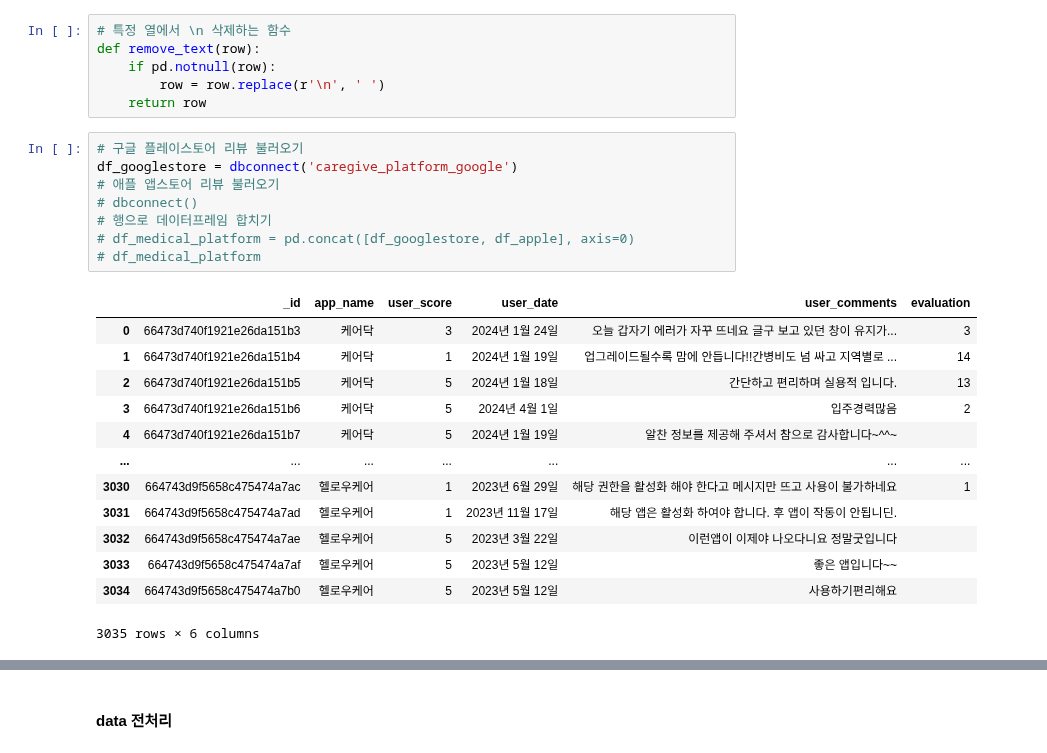
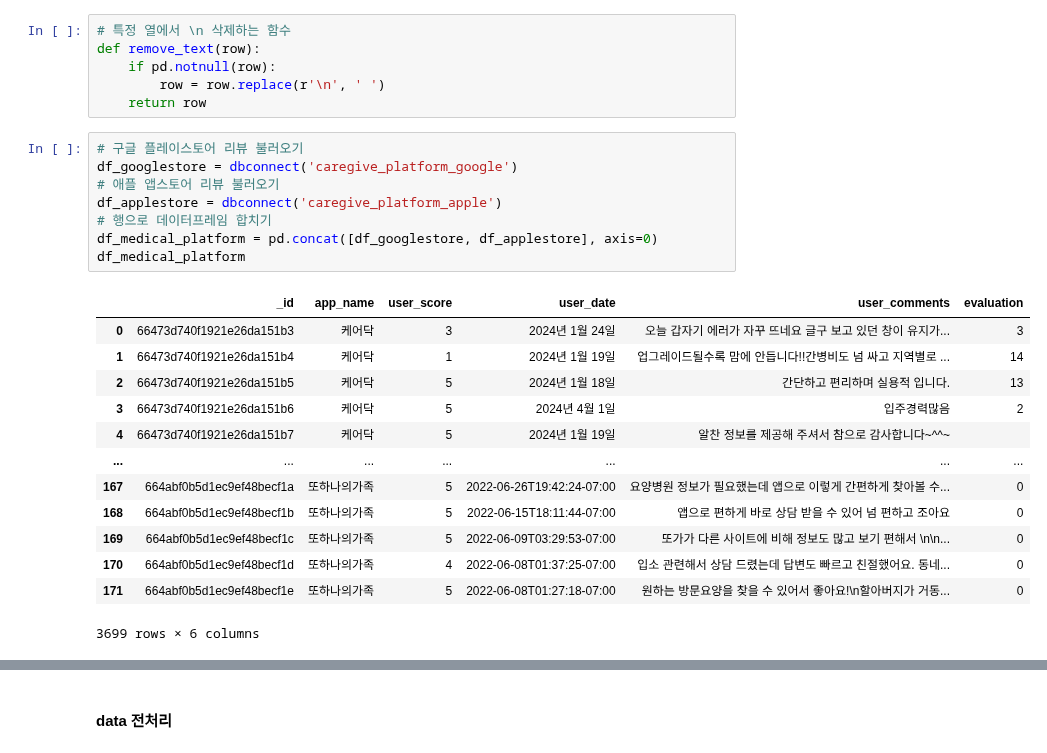
Before and after one commit to kdj0712/rare_field_fastapis, a Jupyter notebook: data/data_analysis/diverse_analysis/ipynb/medical_platform_analsis.ipynb, the cells around one changed output, grey strips where cells are left out. Drawn from its saved outputs; the diff is of its cells as text.

```diff
--- a/data/data_analysis/diverse_analysis/ipynb/medical_platform_analsis.ipynb
+++ b/data/data_analysis/diverse_analysis/ipynb/medical_platform_analsis.ipynb
@@ -78,22 +78,22 @@ def remove_text(row):
 # %%
 # 구글 플레이스토어 리뷰 불러오기
 df_googlestore = dbconnect('caregive_platform_google')
 # 애플 앱스토어 리뷰 불러오기
-# dbconnect()
+df_applestore = dbconnect('caregive_platform_apple')
 # 행으로 데이터프레임 합치기
-# df_medical_platform = pd.concat([df_googlestore, df_apple], axis=0)
-# df_medical_platform
+df_medical_platform = pd.concat([df_googlestore, df_applestore], axis=0)
+df_medical_platform
 # %% [output]
 |  | _id | app_name | user_score | user_date | user_comments | evaluation |
 | 0 | 66473d740f1921e26da151b3 | 케어닥 | 3 | 2024년 1월 24일 | 오늘 갑자기 에러가 자꾸 뜨네요 글구 보고 있던 창이 유지가... | 3 |
 | 1 | 66473d740f1921e26da151b4 | 케어닥 | 1 | 2024년 1월 19일 | 업그레이드될수록 맘에 안듭니다!!간병비도 넘 싸고 지역별로 ... | 14 |
 | 2 | 66473d740f1921e26da151b5 | 케어닥 | 5 | 2024년 1월 18일 | 간단하고 편리하며 실용적 입니다. | 13 |
 | 3 | 66473d740f1921e26da151b6 | 케어닥 | 5 | 2024년 4월 1일 | 입주경력많음 | 2 |
 | 4 | 66473d740f1921e26da151b7 | 케어닥 | 5 | 2024년 1월 19일 | 알찬 정보를 제공해 주셔서 참으로 감사합니다~^^~ |  |
 | ... | ... | ... | ... | ... | ... | ... |
-| 3030 | 664743d9f5658c475474a7ac | 헬로우케어 | 1 | 2023년 6월 29일 | 해당 권한을 활성화 해야 한다고 메시지만 뜨고 사용이 불가하네요 | 1 |
-| 3031 | 664743d9f5658c475474a7ad | 헬로우케어 | 1 | 2023년 11월 17일 | 해당 앱은 활성화 하여야 합니다. 후 앱이 작동이 안됩니딘. |  |
-| 3032 | 664743d9f5658c475474a7ae | 헬로우케어 | 5 | 2023년 3월 22일 | 이런앱이 이제야 나오다니요 정말굿입니다 |  |
-| 3033 | 664743d9f5658c475474a7af | 헬로우케어 | 5 | 2023년 5월 12일 | 좋은 앱입니다~~ |  |
-| 3034 | 664743d9f5658c475474a7b0 | 헬로우케어 | 5 | 2023년 5월 12일 | 사용하기편리해요 |  |
+| 167 | 664abf0b5d1ec9ef48becf1a | 또하나의가족 | 5 | 2022-06-26T19:42:24-07:00 | 요양병원 정보가 필요했는데 앱으로 이렇게 간편하게 찾아볼 수... | 0 |
+| 168 | 664abf0b5d1ec9ef48becf1b | 또하나의가족 | 5 | 2022-06-15T18:11:44-07:00 | 앱으로 편하게 바로 상담 받을 수 있어 넘 편하고 조아요 | 0 |
+| 169 | 664abf0b5d1ec9ef48becf1c | 또하나의가족 | 5 | 2022-06-09T03:29:53-07:00 | 또가가 다른 사이트에 비해 정보도 많고 보기 편해서 \n\n... | 0 |
+| 170 | 664abf0b5d1ec9ef48becf1d | 또하나의가족 | 4 | 2022-06-08T01:37:25-07:00 | 입소 관련해서 상담 드렸는데 답변도 빠르고 친절했어요. 동네... | 0 |
+| 171 | 664abf0b5d1ec9ef48becf1e | 또하나의가족 | 5 | 2022-06-08T01:27:18-07:00 | 원하는 방문요양을 찾을 수 있어서 좋아요!\n할아버지가 거동... | 0 |
-3035 rows × 6 columns
+3699 rows × 6 columns
```
Also changed, not shown: parts of 9 cells of this notebook.
